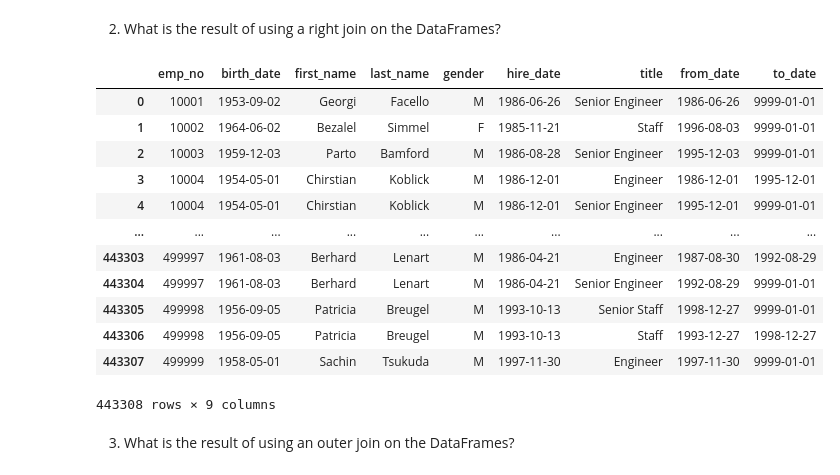
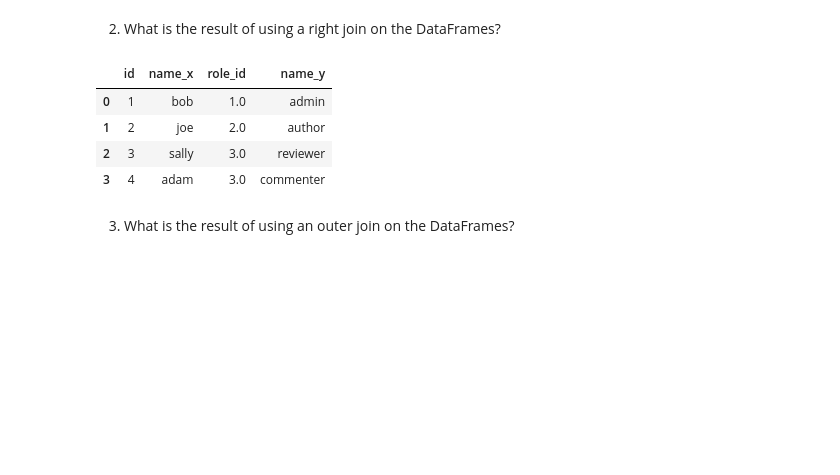
Before and after one commit to TheodoreQuansah/numpy-pandas-visualization-exercises, a Jupyter notebook: advanced_dataframes.ipynb, the cells around one changed output. Saved outputs shown, nothing was run; the diff lists cells and outputs as text; code cells hidden in the pictures; blank space fills up the shorter version.

```diff
--- a/advanced_dataframes.ipynb
+++ b/advanced_dataframes.ipynb
@@ -172,3 +169,10 @@ datetime.date(1985, 3, 1)
 # Exercises II
 # %% [markdown]
 1) Copy the users and roles DataFrames from the examples above.
+# %%
+users = pd.DataFrame({
+    'id': [1, 2, 3, 4, 5, 6],
+    'name': ['bob', 'joe', 'sally', 'adam', 'jane', 'mike'],
+    'role_id': [1, 2, 3, 3, np.nan, np.nan]
+})
+users
@@ -175,3 +187,7 @@ datetime.date(1985, 3, 1)
 # %%
-employees_df
+roles = pd.DataFrame({
+    'id': [1, 2, 3, 4],
+    'name': ['admin', 'author', 'reviewer', 'commenter']
+})
+roles
 # %% [output]
@@ -207,21 +199,13 @@ titles_df
 # %% [markdown]
 2) What is the result of using a right join on the DataFrames?
 # %%
-employees_df.merge(titles_df, how = 'right', left_on = 'emp_no', right_on = 'emp_no')
+users.merge(roles, how = 'right', left_on = 'id', right_on = 'id')
 # %% [output]
-|  | emp_no | birth_date | first_name | last_name | gender | hire_date | title | from_date | to_date |
-| 0 | 10001 | 1953-09-02 | Georgi | Facello | M | 1986-06-26 | Senior Engineer | 1986-06-26 | 9999-01-01 |
-| 1 | 10002 | 1964-06-02 | Bezalel | Simmel | F | 1985-11-21 | Staff | 1996-08-03 | 9999-01-01 |
-| 2 | 10003 | 1959-12-03 | Parto | Bamford | M | 1986-08-28 | Senior Engineer | 1995-12-03 | 9999-01-01 |
-| 3 | 10004 | 1954-05-01 | Chirstian | Koblick | M | 1986-12-01 | Engineer | 1986-12-01 | 1995-12-01 |
-| 4 | 10004 | 1954-05-01 | Chirstian | Koblick | M | 1986-12-01 | Senior Engineer | 1995-12-01 | 9999-01-01 |
-| ... | ... | ... | ... | ... | ... | ... | ... | ... | ... |
-| 443303 | 499997 | 1961-08-03 | Berhard | Lenart | M | 1986-04-21 | Engineer | 1987-08-30 | 1992-08-29 |
-| 443304 | 499997 | 1961-08-03 | Berhard | Lenart | M | 1986-04-21 | Senior Engineer | 1992-08-29 | 9999-01-01 |
-| 443305 | 499998 | 1956-09-05 | Patricia | Breugel | M | 1993-10-13 | Senior Staff | 1998-12-27 | 9999-01-01 |
-| 443306 | 499998 | 1956-09-05 | Patricia | Breugel | M | 1993-10-13 | Staff | 1993-12-27 | 1998-12-27 |
-| 443307 | 499999 | 1958-05-01 | Sachin | Tsukuda | M | 1997-11-30 | Engineer | 1997-11-30 | 9999-01-01 |
+|  | id | name_x | role_id | name_y |
+| 0 | 1 | bob | 1.0 | admin |
+| 1 | 2 | joe | 2.0 | author |
+| 2 | 3 | sally | 3.0 | reviewer |
+| 3 | 4 | adam | 3.0 | commenter |
-443308 rows × 9 columns
 # %% [markdown]
 3) What is the result of using an outer join on the DataFrames?
 # %%
```
Also changed, not shown: parts of 16 cells of this notebook.
